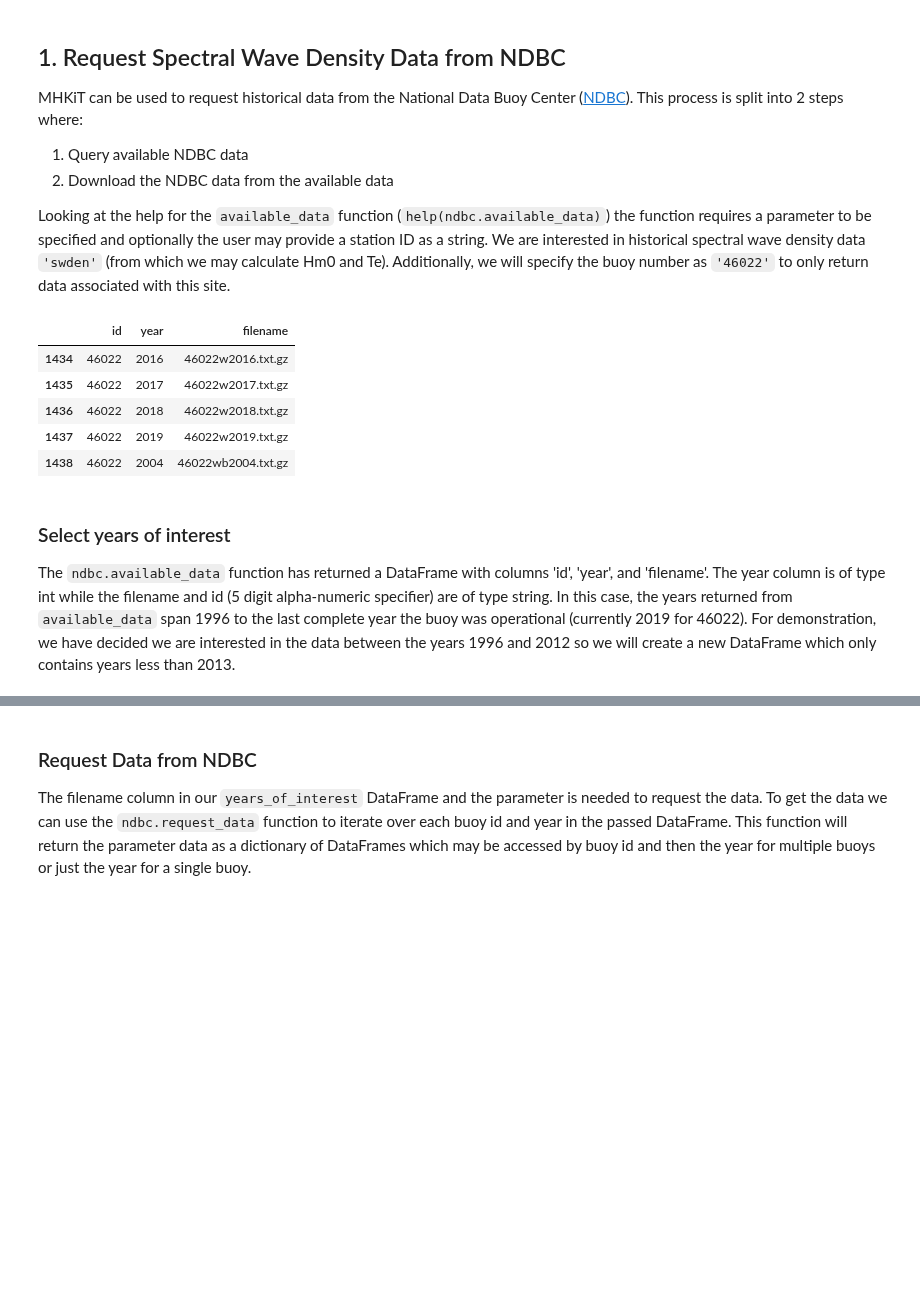
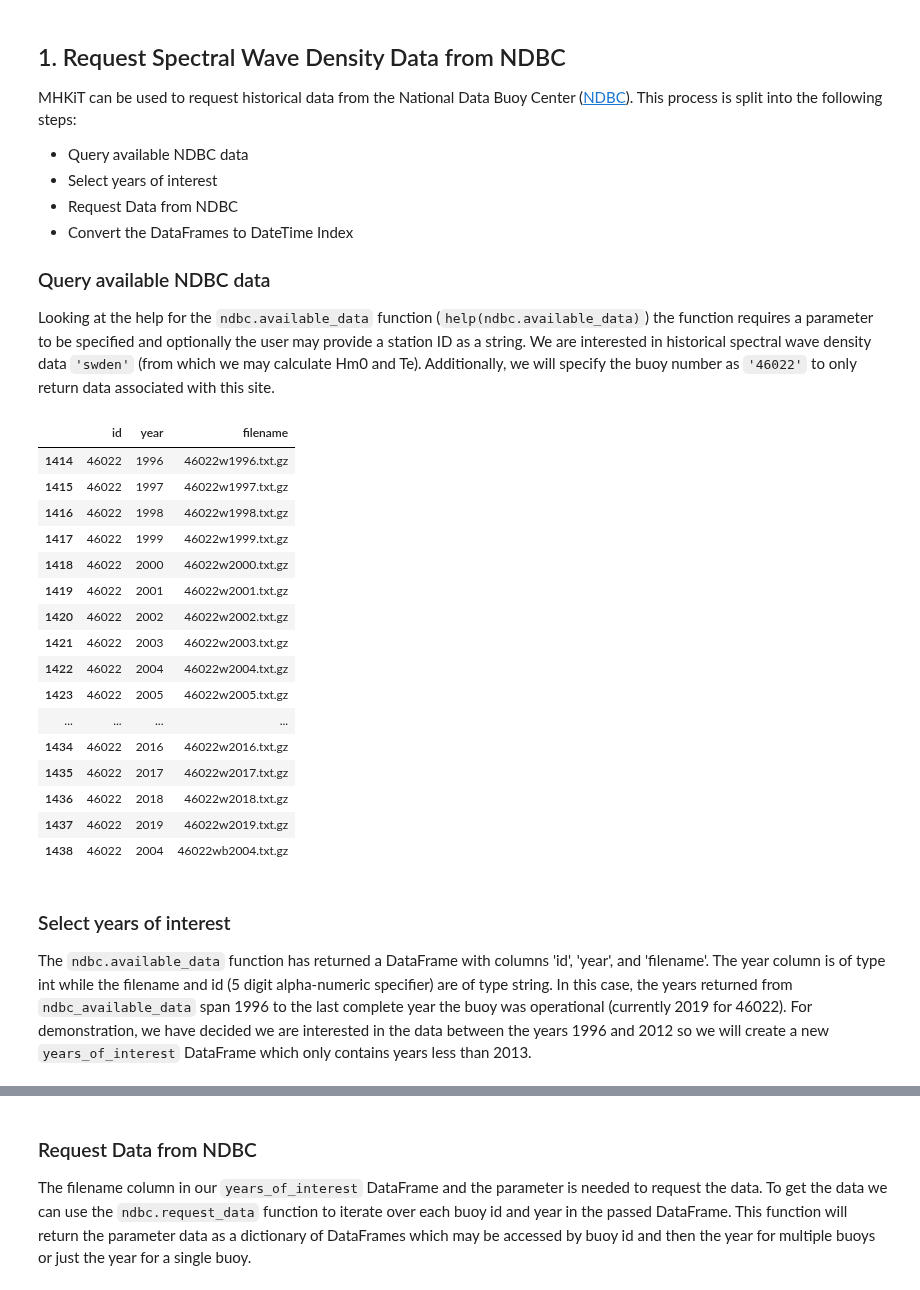
Before and after one commit to MHKiT-Software/MHKiT-Python, a Jupyter notebook: examples/environmental_contours.ipynb, the cells around one changed output, grey strips where cells are left out. Drawn from its saved outputs; the diff is of its cells as text; code cells hidden in the pictures; blank space fills up the shorter version.

Commit message:
minor updates to function descriptions and example

```diff
--- a/examples/environmental_contours.ipynb
+++ b/examples/environmental_contours.ipynb
@@ -21,20 +21,35 @@ import numpy as np
 # %% [markdown]
 ## 1. Request Spectral Wave Density Data from NDBC
 
-MHKiT can be used to request historical data from the National Data Buoy Center ([NDBC](https://www.ndbc.noaa.gov/)). This process is split into 2 steps where:
+MHKiT can be used to request historical data from the National Data Buoy Center ([NDBC](https://www.ndbc.noaa.gov/)). This process is split into the following steps:
 
- 1. Query available NDBC data
- 2. Download the NDBC data from the available data
+- Query available NDBC data
+- Select years of interest
+- Request Data from NDBC
+- Convert the DataFrames to DateTime Index
 
-Looking at the help for the `available_data` function (`help(ndbc.available_data)`) the function requires a parameter to be specified and optionally the user may provide a station ID as a string. We are interested in historical spectral wave density data `'swden'` (from which we may calculate Hm0 and Te). Additionally, we will specify the buoy number as `'46022'` to only return data associated with this site.
+
+### Query available NDBC data
+Looking at the help for the `ndbc.available_data` function (`help(ndbc.available_data)`) the function requires a parameter to be specified and optionally the user may provide a station ID as a string. We are interested in historical spectral wave density data `'swden'` (from which we may calculate Hm0 and Te). Additionally, we will specify the buoy number as `'46022'` to only return data associated with this site.
 # %%
 # Specify the parameter as spectral wave density and the buoy number to be 46022
-spectral_wave_density='swden'
+parameter = 'swden'
 buoy_number = '46022'
-available_data= ndbc.available_data(spectral_wave_density, buoy_number)
-available_data.tail()
+ndbc_available_data= ndbc.available_data(parameter, buoy_number)
+ndbc_available_data
 # %% [output]
 |  | id | year | filename |
+| 1414 | 46022 | 1996 | 46022w1996.txt.gz |
+| 1415 | 46022 | 1997 | 46022w1997.txt.gz |
+| 1416 | 46022 | 1998 | 46022w1998.txt.gz |
+| 1417 | 46022 | 1999 | 46022w1999.txt.gz |
+| 1418 | 46022 | 2000 | 46022w2000.txt.gz |
+| 1419 | 46022 | 2001 | 46022w2001.txt.gz |
+| 1420 | 46022 | 2002 | 46022w2002.txt.gz |
+| 1421 | 46022 | 2003 | 46022w2003.txt.gz |
+| 1422 | 46022 | 2004 | 46022w2004.txt.gz |
+| 1423 | 46022 | 2005 | 46022w2005.txt.gz |
+| ... | ... | ... | ... |
 | 1434 | 46022 | 2016 | 46022w2016.txt.gz |
 | 1435 | 46022 | 2017 | 46022w2017.txt.gz |
 | 1436 | 46022 | 2018 | 46022w2018.txt.gz |
@@ -43,6 +58,6 @@ available_data.tail()
 # %% [markdown]
 ### Select years of interest
 
-The `ndbc.available_data` function has returned a DataFrame with columns 'id', 'year', and 'filename'. The year column is of type int while the filename and id (5 digit alpha-numeric specifier) are of type string. In this case, the years returned from `available_data` span  1996 to the last complete year the buoy was operational (currently 2019 for 46022). For demonstration, we have decided we are interested in the data between the years 1996 and 2012 so we will create a new DataFrame which only contains years less than 2013.
+The `ndbc.available_data` function has returned a DataFrame with columns 'id', 'year', and 'filename'. The year column is of type int while the filename and id (5 digit alpha-numeric specifier) are of type string. In this case, the years returned from `ndbc_available_data` span  1996 to the last complete year the buoy was operational (currently 2019 for 46022). For demonstration, we have decided we are interested in the data between the years 1996 and 2012 so we will create a new `years_of_interest` DataFrame which only contains years less than 2013.
 # %%
 # Slice the available data to only include through year 2012
```
Also changed, not shown: parts of 8 cells of this notebook, 4 other files.
